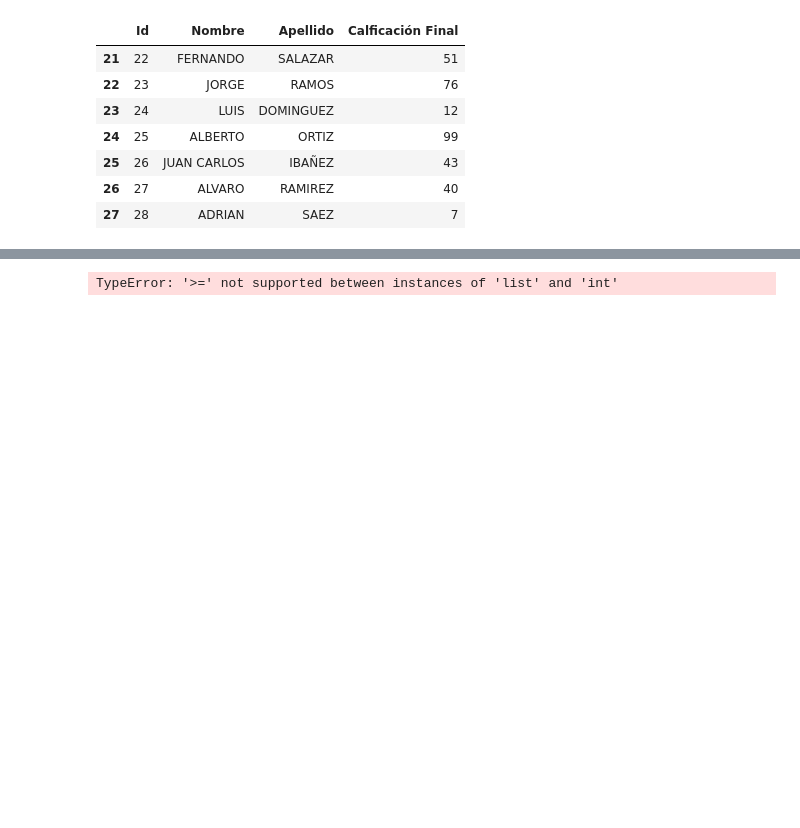
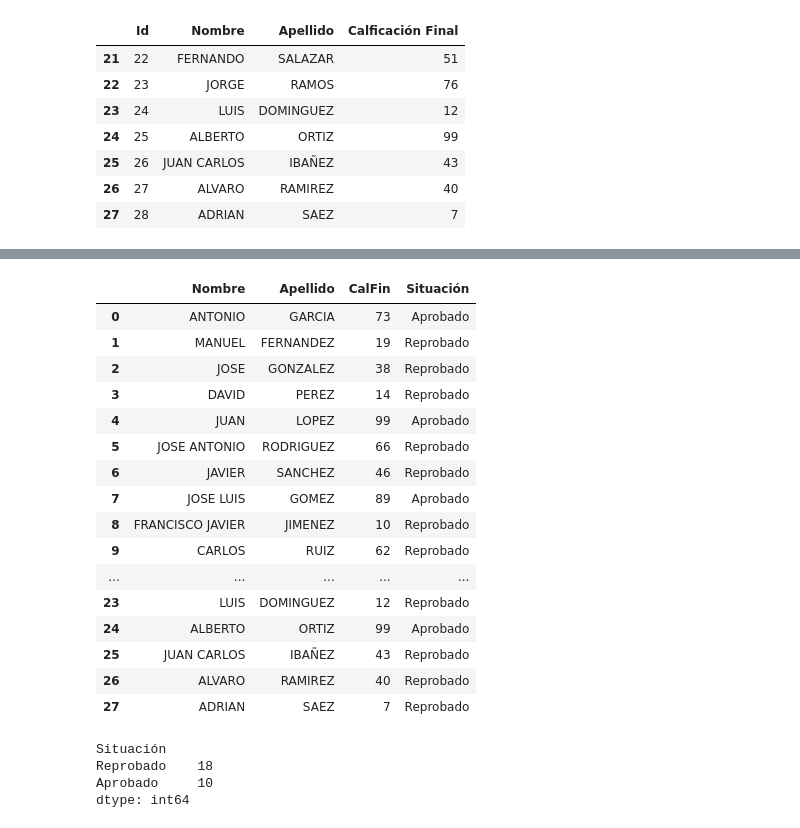
Before and after one commit to Qrzpau/EstadisticaAplicada_1723927_, a Jupyter notebook: Sesion4_g41_14ago.ipynb, the cells around one changed output, grey strips where cells are left out. Cells and saved outputs as stored; diff of their text form; code cells hidden in the pictures; blank space fills up the shorter version.

```diff
--- a/Sesion4_g41_14ago.ipynb
+++ b/Sesion4_g41_14ago.ipynb
@@ -523,6 +523,31 @@ calificaciones
 
 import numpy as np
 # %%
-calificaciones['Situación'] = np.where(['CalFin']>=70, 'Aprobado', 'Reprobado')
+calificaciones['Situación'] = np.where(calificaciones['CalFin']>=70, 'Aprobado', 'Reprobado')
-# %% [output]
-TypeError: '>=' not supported between instances of 'list' and 'int'
+# %%
+calificaciones
+# %% [output]
+|  | Nombre | Apellido | CalFin | Situación |
+| 0 | ANTONIO | GARCIA | 73 | Aprobado |
+| 1 | MANUEL | FERNANDEZ | 19 | Reprobado |
+| 2 | JOSE | GONZALEZ | 38 | Reprobado |
+| 3 | DAVID | PEREZ | 14 | Reprobado |
+| 4 | JUAN | LOPEZ | 99 | Aprobado |
+| 5 | JOSE ANTONIO | RODRIGUEZ | 66 | Reprobado |
+| 6 | JAVIER | SANCHEZ | 46 | Reprobado |
+| 7 | JOSE LUIS | GOMEZ | 89 | Aprobado |
+| 8 | FRANCISCO JAVIER | JIMENEZ | 10 | Reprobado |
+| 9 | CARLOS | RUIZ | 62 | Reprobado |
+| ... | ... | ... | ... | ... |
+| 23 | LUIS | DOMINGUEZ | 12 | Reprobado |
+| 24 | ALBERTO | ORTIZ | 99 | Aprobado |
+| 25 | JUAN CARLOS | IBAÑEZ | 43 | Reprobado |
+| 26 | ALVARO | RAMIREZ | 40 | Reprobado |
+| 27 | ADRIAN | SAEZ | 7 | Reprobado |
+# %%
+calificaciones.value_counts('Situación')
+# %% [output]
+Situación
+Reprobado    18
+Aprobado     10
+dtype: int64
```
Also changed, not shown: parts of 9 cells of this notebook.
